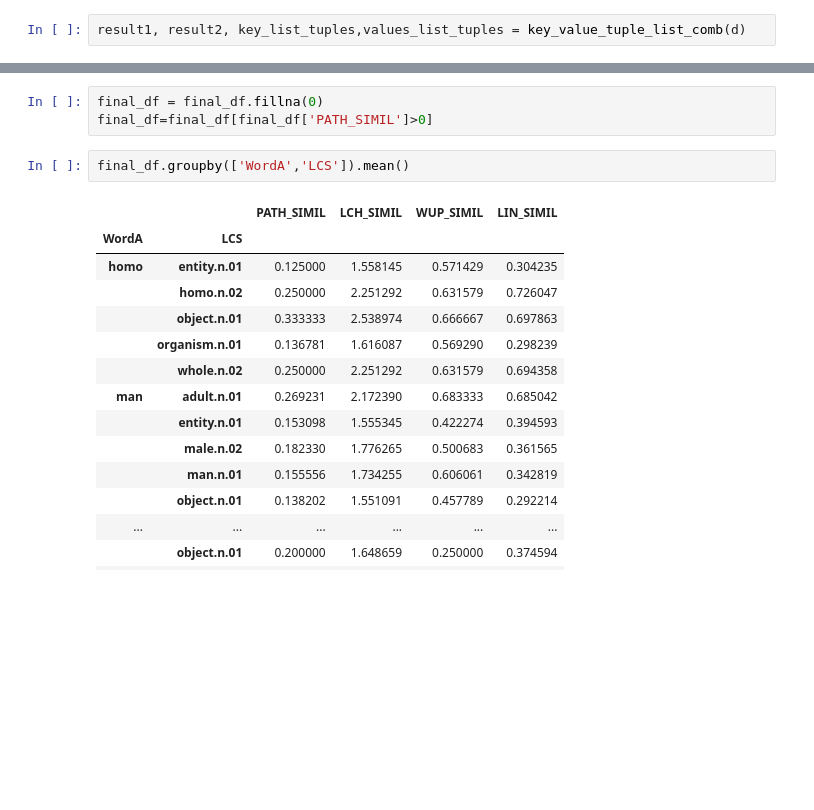
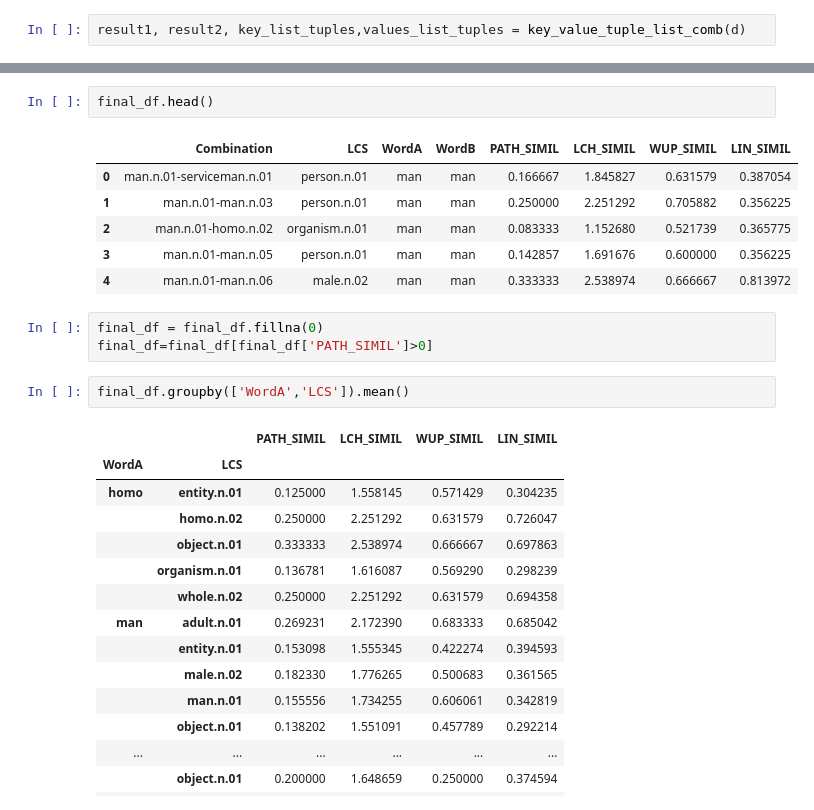
Before and after one commit to walzter/upc-ihlt, a Jupyter notebook: Lab/Notebooks/LAB5_IHLT_Session_5_Andrey_Eric.ipynb, the cells around one changed output, grey strips where cells are left out. Drawn from its saved outputs; the diff is of its cells as text; blank space fills up the shorter version.

```diff
--- a/Lab/Notebooks/LAB5_IHLT_Session_5_Andrey_Eric.ipynb
+++ b/Lab/Notebooks/LAB5_IHLT_Session_5_Andrey_Eric.ipynb
@@ -199,3 +219,12 @@ See the caveats in the documentation: https://pandas.pydata.org/pandas-docs/stab
+# %%
+final_df.head()
+# %% [output]
+|  | Combination | LCS | WordA | WordB | PATH_SIMIL | LCH_SIMIL | WUP_SIMIL | LIN_SIMIL |
+| 0 | man.n.01-serviceman.n.01 | person.n.01 | man | man | 0.166667 | 1.845827 | 0.631579 | 0.387054 |
+| 1 | man.n.01-man.n.03 | person.n.01 | man | man | 0.250000 | 2.251292 | 0.705882 | 0.356225 |
+| 2 | man.n.01-homo.n.02 | organism.n.01 | man | man | 0.083333 | 1.152680 | 0.521739 | 0.365775 |
+| 3 | man.n.01-man.n.05 | person.n.01 | man | man | 0.142857 | 1.691676 | 0.600000 | 0.356225 |
+| 4 | man.n.01-man.n.06 | male.n.02 | man | man | 0.333333 | 2.538974 | 0.666667 | 0.813972 |
 # %%
 final_df = final_df.fillna(0)
 final_df=final_df[final_df['PATH_SIMIL']>0]
```
Also changed, not shown: parts of 3 cells of this notebook, 6 other files.
